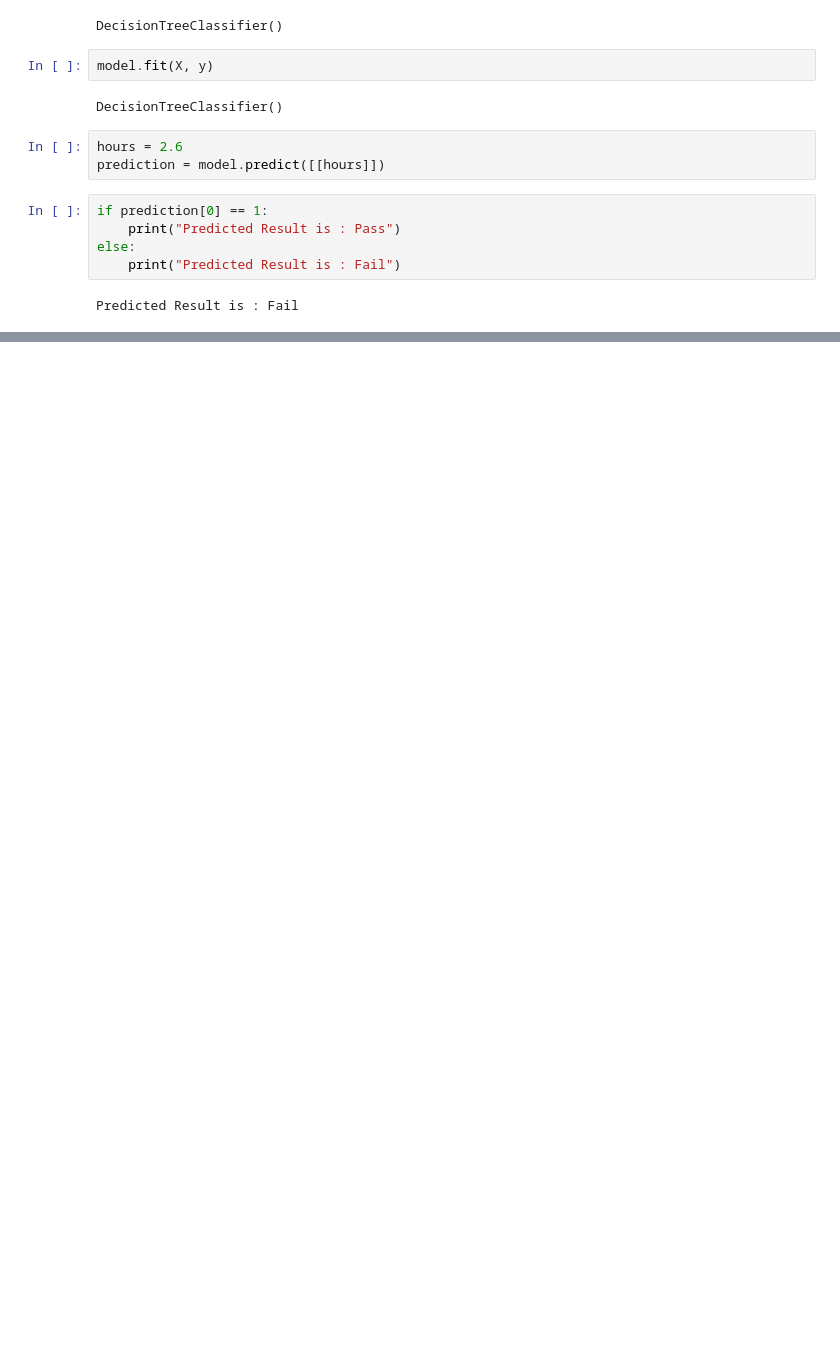
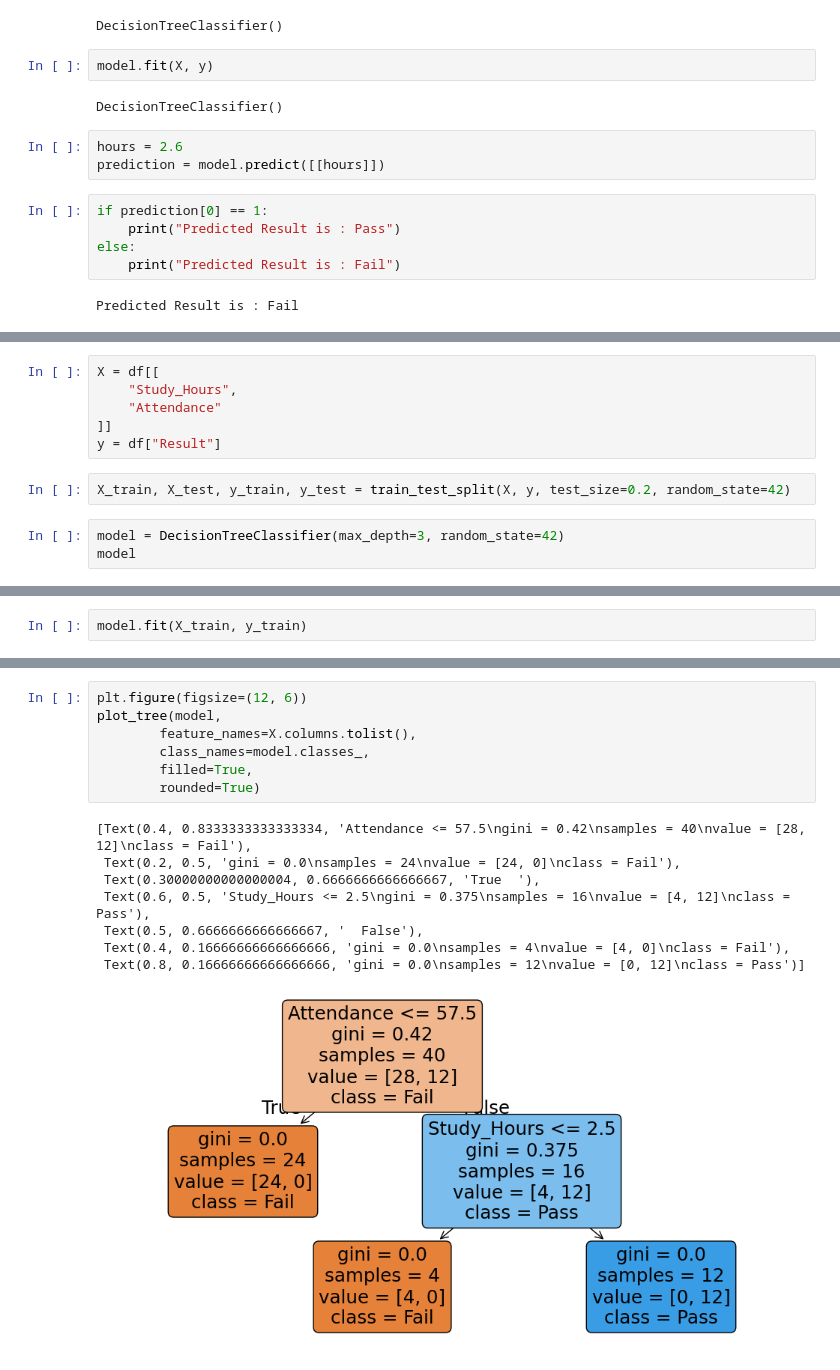
Before and after one commit to Harnoor0718/GenAI_Training, a Jupyter notebook: Day 20/Day20.ipynb, the cells around one changed output, grey strips where cells are left out. Saved outputs shown, nothing was run; the diff lists cells and outputs as text; blank space fills up the shorter version.

```diff
--- a/Day 20/Day20.ipynb
+++ b/Day 20/Day20.ipynb
@@ -25,0 +184,11 @@ Predicted Result is : Fail
+# %%
+X = df[[
+    "Study_Hours",
+    "Attendance"
+]]
+y = df["Result"]
+# %%
+X_train, X_test, y_train, y_test = train_test_split(X, y, test_size=0.2, random_state=42)
+# %%
+model = DecisionTreeClassifier(max_depth=3, random_state=42)
+model
@@ -25,0 +197,2 @@ Predicted Result is : Fail
+# %%
+model.fit(X_train, y_train)
@@ -25,0 +223,16 @@ Predicted Result is : Fail
+# %%
+plt.figure(figsize=(12, 6))
+plot_tree(model,
+        feature_names=X.columns.tolist(),
+        class_names=model.classes_,
+        filled=True,
+        rounded=True)
+# %% [output]
+[Text(0.4, 0.8333333333333334, 'Attendance <= 57.5\ngini = 0.42\nsamples = 40\nvalue = [28, 12]\nclass = Fail'),
+ Text(0.2, 0.5, 'gini = 0.0\nsamples = 24\nvalue = [24, 0]\nclass = Fail'),
+ Text(0.30000000000000004, 0.6666666666666667, 'True  '),
+ Text(0.6, 0.5, 'Study_Hours <= 2.5\ngini = 0.375\nsamples = 16\nvalue = [4, 12]\nclass = Pass'),
+ Text(0.5, 0.6666666666666667, '  False'),
+ Text(0.4, 0.16666666666666666, 'gini = 0.0\nsamples = 4\nvalue = [4, 0]\nclass = Fail'),
+ Text(0.8, 0.16666666666666666, 'gini = 0.0\nsamples = 12\nvalue = [0, 12]\nclass = Pass')]
+[figure, added]
```
Also changed, not shown: parts of 24 cells of this notebook, 5 other files.
